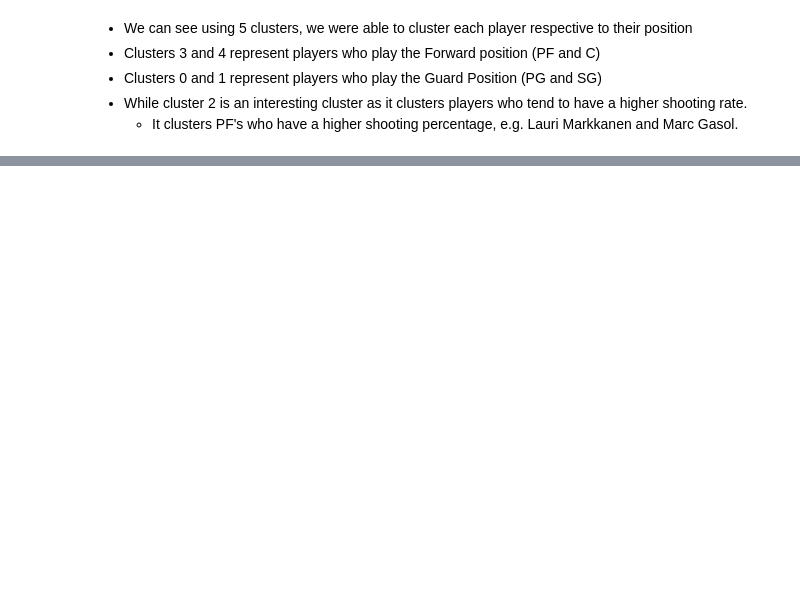
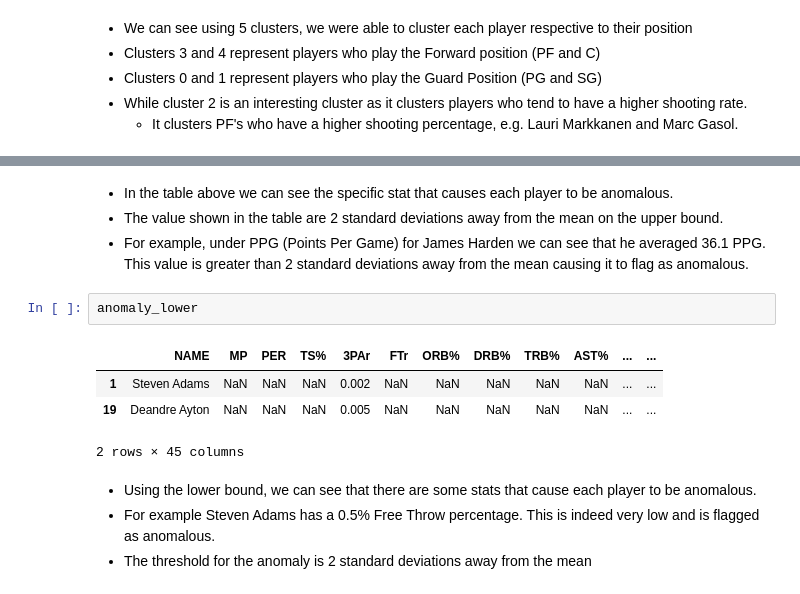
Before and after one commit to jason-huynh83/NBA-cluster, a Jupyter notebook: NBA_cluster.ipynb, the cells around one changed output, grey strips where cells are left out. Saved outputs shown, nothing was run; the diff lists cells and outputs as text; blank space fills up the shorter version.

```diff
--- a/NBA_cluster.ipynb
+++ b/NBA_cluster.ipynb
@@ -332,0 +480,15 @@ Name: Pos, dtype: int64
+# %% [markdown]
+- In the table above we can see the specific stat that causes each player to be anomalous.
+- The value shown in the table are 2 standard deviations away from the mean on the upper bound.
+- For example, under PPG (Points Per Game) for James Harden we can see that he averaged 36.1 PPG. This value is greater than 2 standard deviations away from the mean causing it to flag as anomalous.
+# %%
+anomaly_lower
+# %% [output]
+|  | NAME | MP | PER | TS% | 3PAr | FTr | ORB% | DRB% | TRB% | AST% | ... | ... |
+| 1 | Steven Adams | NaN | NaN | NaN | 0.002 | NaN | NaN | NaN | NaN | NaN | ... | ... |
+| 19 | Deandre Ayton | NaN | NaN | NaN | 0.005 | NaN | NaN | NaN | NaN | NaN | ... | ... |
+2 rows × 45 columns
+# %% [markdown]
+- Using the lower bound, we can see that there are some stats that cause each player to be anomalous.
+- For example Steven Adams has a 0.5% Free Throw percentage. This is indeed very low and is flagged as anomalous.
+- The threshold for the anomaly is 2 standard deviations away from the mean
```
Also changed, not shown: parts of 21 cells of this notebook, 2 other files.
